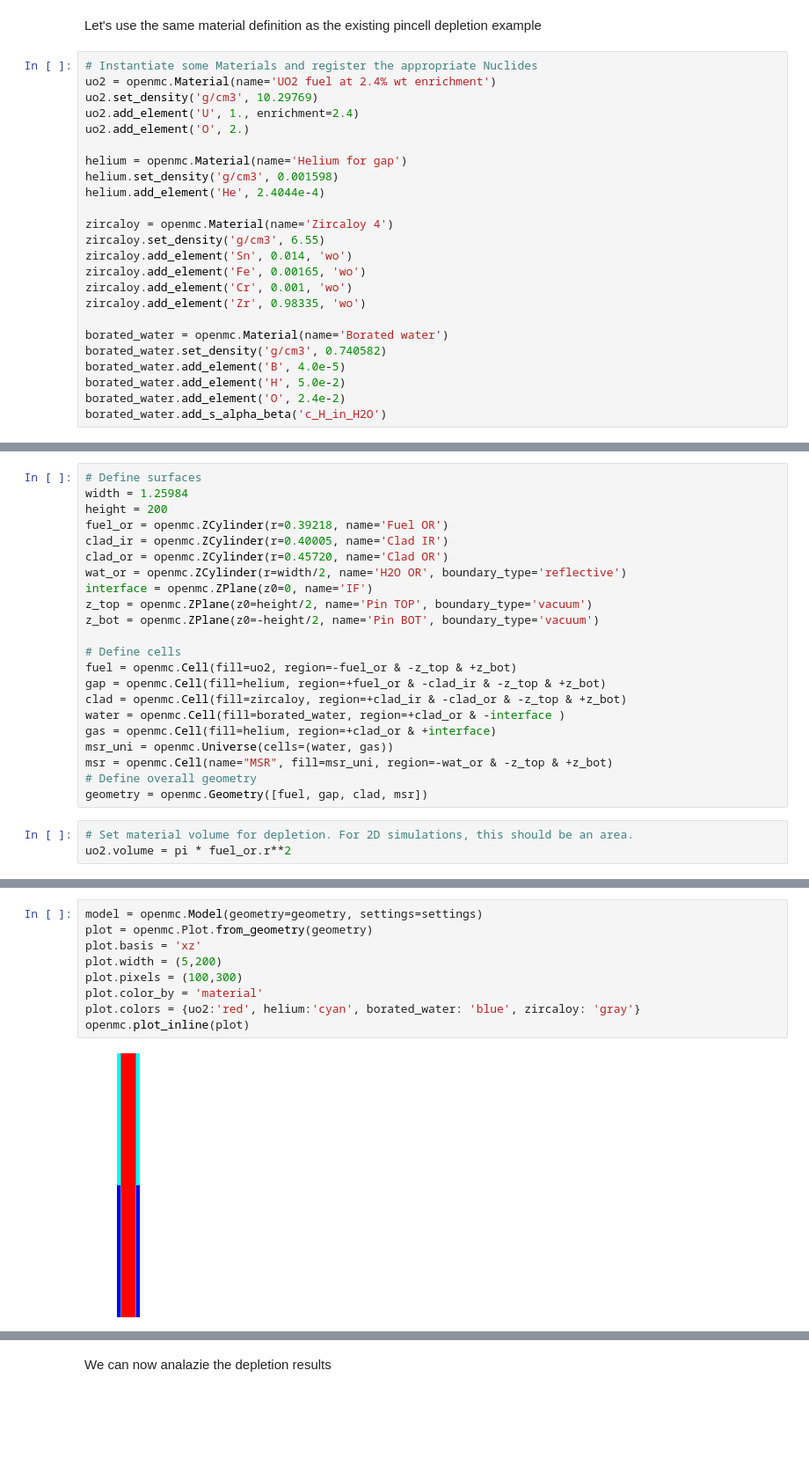
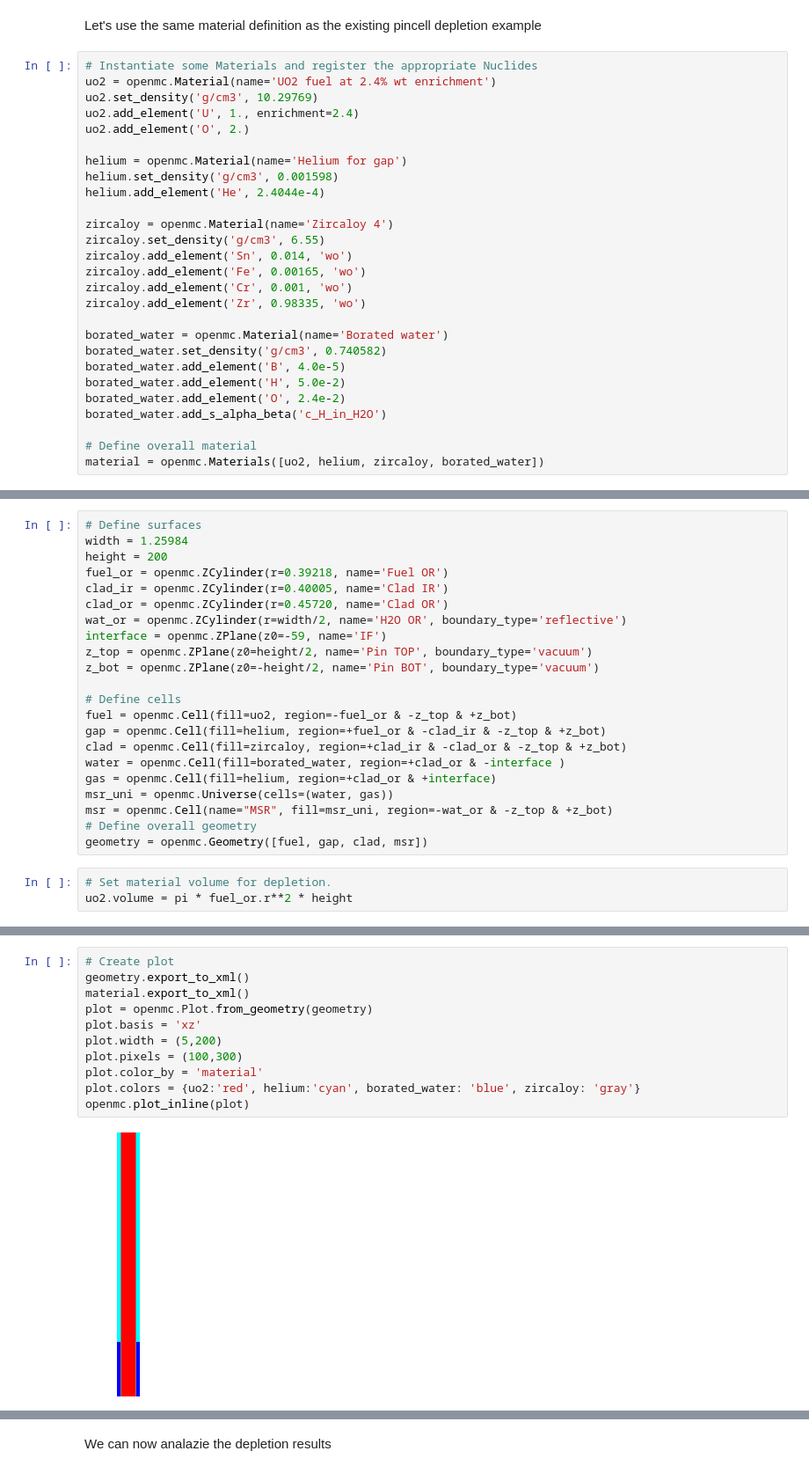
Before and after one commit to openmsr/pincell_msr, a Jupyter notebook: pincell_msr_depletion.ipynb, the cells around one changed output, grey strips where cells are left out. Shown at 88% size. Saved outputs shown, nothing was run; the diff lists cells and outputs as text; blank space fills up the shorter version.

Commit message:
lower water level and rerun with some typo fixed

```diff
--- a/pincell_msr_depletion.ipynb
+++ b/pincell_msr_depletion.ipynb
@@ -30,4 +30,7 @@ borated_water.add_element('B', 4.0e-5)
 borated_water.add_element('H', 5.0e-2)
 borated_water.add_element('O', 2.4e-2)
 borated_water.add_s_alpha_beta('c_H_in_H2O')
+
+# Define overall material
+material = openmc.Materials([uo2, helium, zircaloy, borated_water])
 # %% [markdown]
@@ -40,7 +45,7 @@ fuel_or = openmc.ZCylinder(r=0.39218, name='Fuel OR')
 clad_ir = openmc.ZCylinder(r=0.40005, name='Clad IR')
 clad_or = openmc.ZCylinder(r=0.45720, name='Clad OR')
 wat_or = openmc.ZCylinder(r=width/2, name='H2O OR', boundary_type='reflective')
-interface = openmc.ZPlane(z0=0, name='IF')
+interface = openmc.ZPlane(z0=-59, name='IF')
 z_top = openmc.ZPlane(z0=height/2, name='Pin TOP', boundary_type='vacuum')
 z_bot = openmc.ZPlane(z0=-height/2, name='Pin BOT', boundary_type='vacuum')
 
@@ -55,8 +60,8 @@ msr = openmc.Cell(name="MSR", fill=msr_uni, region=-wat_or & -z_top & +z_bot)
 # Define overall geometry
 geometry = openmc.Geometry([fuel, gap, clad, msr])
 # %%
-# Set material volume for depletion. For 2D simulations, this should be an area.
-uo2.volume = pi * fuel_or.r**2
+# Set material volume for depletion.
+uo2.volume = pi * fuel_or.r**2 * height
 # %%
 # Instantiate a Settings object, set all runtime parameters, and export to XML
 settings = openmc.Settings()
@@ -73,12 +81,14 @@ Let's build the mdoel and the plot the pincell. We noticed the interface between
 # %%
-model = openmc.Model(geometry=geometry, settings=settings)
+# Create plot
+geometry.export_to_xml()
+material.export_to_xml()
 plot = openmc.Plot.from_geometry(geometry)
 plot.basis = 'xz'
 plot.width = (5,200)
 plot.pixels = (100,300)
 plot.color_by = 'material'
 plot.colors = {uo2:'red', helium:'cyan', borated_water: 'blue', zircaloy: 'gray'}
 openmc.plot_inline(plot)
 # %% [output]
-[figure, old version]
+[figure, new version]
 # %% [markdown]
```
Also changed, not shown: parts of 17 cells of this notebook.
